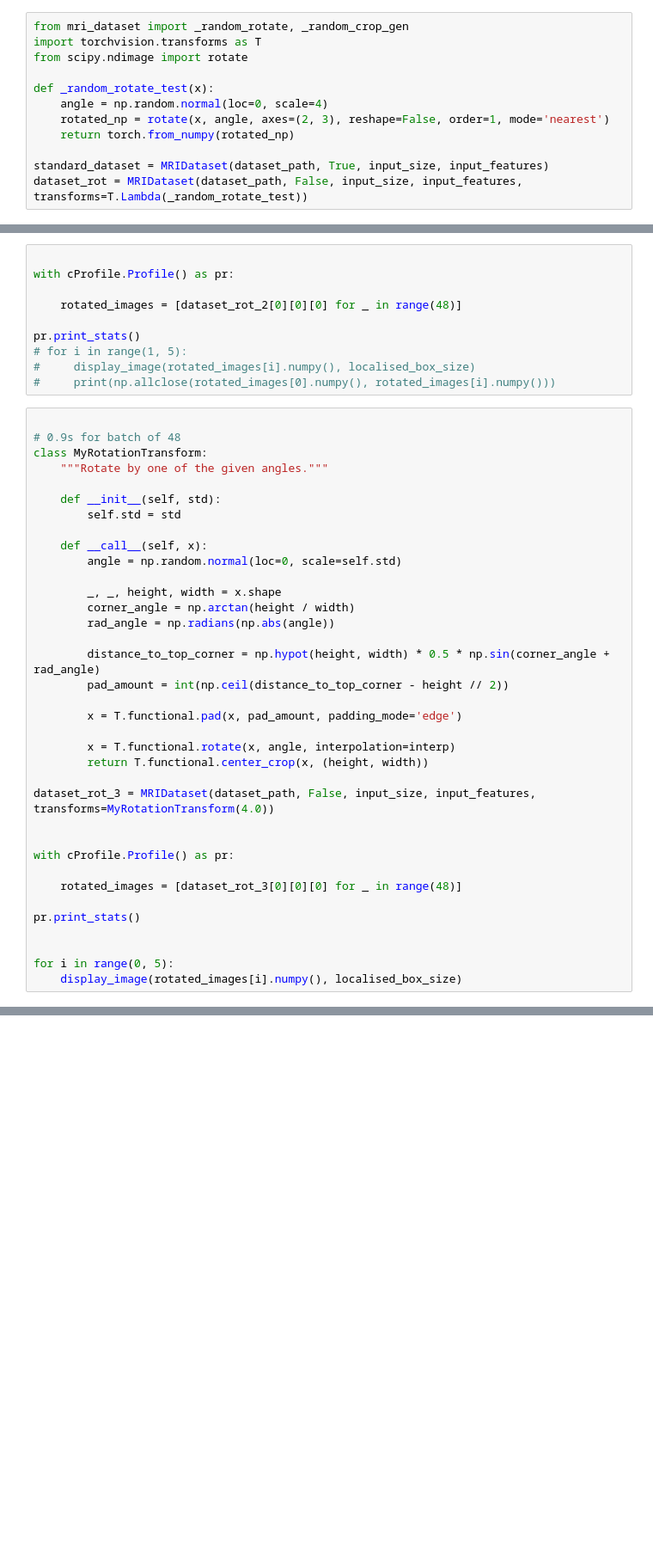
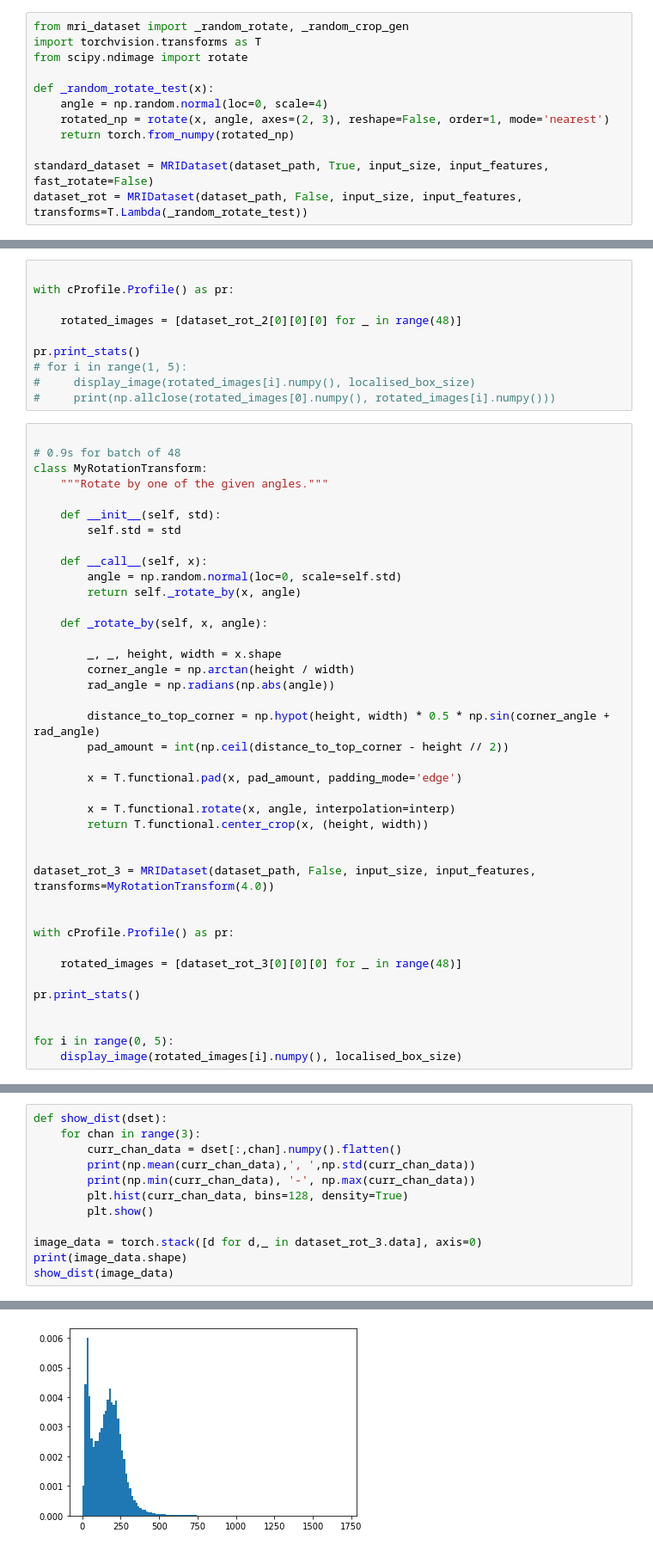
Before and after one commit to matt-baugh/CrohnsDisease, a Jupyter notebook: pytorch/test_numpy_dataset.ipynb, the cells around one changed output, grey strips where cells are left out. Shown at 86% size. Drawn from its saved outputs; the diff is of its cells as text; blank space fills up the shorter version.

```diff
--- a/pytorch/test_numpy_dataset.ipynb
+++ b/pytorch/test_numpy_dataset.ipynb
@@ -143,5 +176,5 @@ def _random_rotate_test(x):
     rotated_np = rotate(x, angle, axes=(2, 3), reshape=False, order=1, mode='nearest')
     return torch.from_numpy(rotated_np)
 
-standard_dataset = MRIDataset(dataset_path, True, input_size, input_features)
+standard_dataset = MRIDataset(dataset_path, True, input_size, input_features, fast_rotate=False)
 dataset_rot = MRIDataset(dataset_path, False, input_size, input_features, transforms=T.Lambda(_random_rotate_test))
@@ -197,6 +291,9 @@ class MyRotationTransform:
 
     def __call__(self, x):
         angle = np.random.normal(loc=0, scale=self.std)
+        return self._rotate_by(x, angle)
+
+    def _rotate_by(self, x, angle):
 
         _, _, height, width = x.shape
         corner_angle = np.arctan(height / width)
@@ -210,6 +307,7 @@ class MyRotationTransform:
         x = T.functional.rotate(x, angle, interpolation=interp)
         return T.functional.center_crop(x, (height, width))
 
+
 dataset_rot_3 = MRIDataset(dataset_path, False, input_size, input_features, transforms=MyRotationTransform(4.0))
 
 
@@ -224,0 +360,13 @@ for i in range(0, 5):
+# %%
+def show_dist(dset):
+    for chan in range(3):
+        curr_chan_data = dset[:,chan].numpy().flatten()
+        print(np.mean(curr_chan_data),', ',np.std(curr_chan_data))
+        print(np.min(curr_chan_data), '-', np.max(curr_chan_data))
+        plt.hist(curr_chan_data, bins=128, density=True)
+        plt.show()
+
+image_data = torch.stack([d for d,_ in dataset_rot_3.data], axis=0)
+print(image_data.shape)
+show_dist(image_data)
+# %% [output]
@@ -224,0 +376 @@ for i in range(0, 5):
+[figure, added]
```
Also changed, not shown: parts of 16 cells of this notebook, 3 other files.
